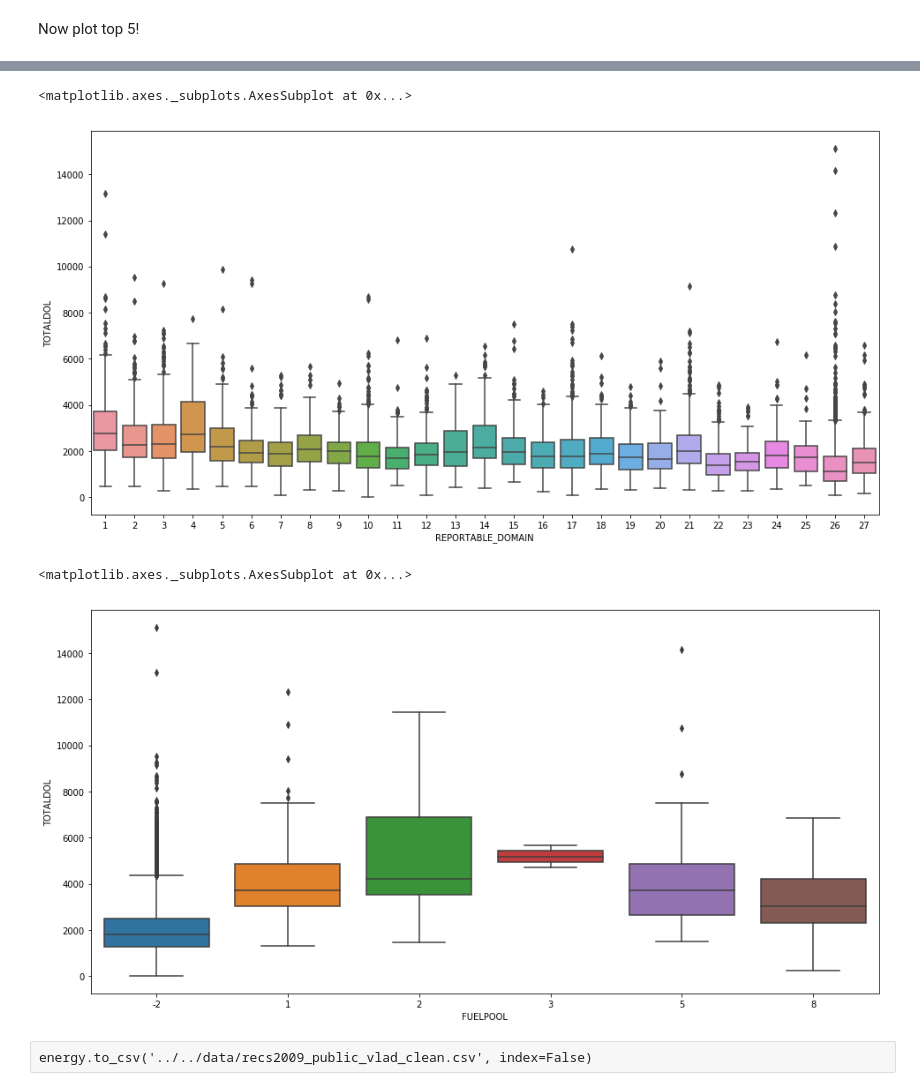
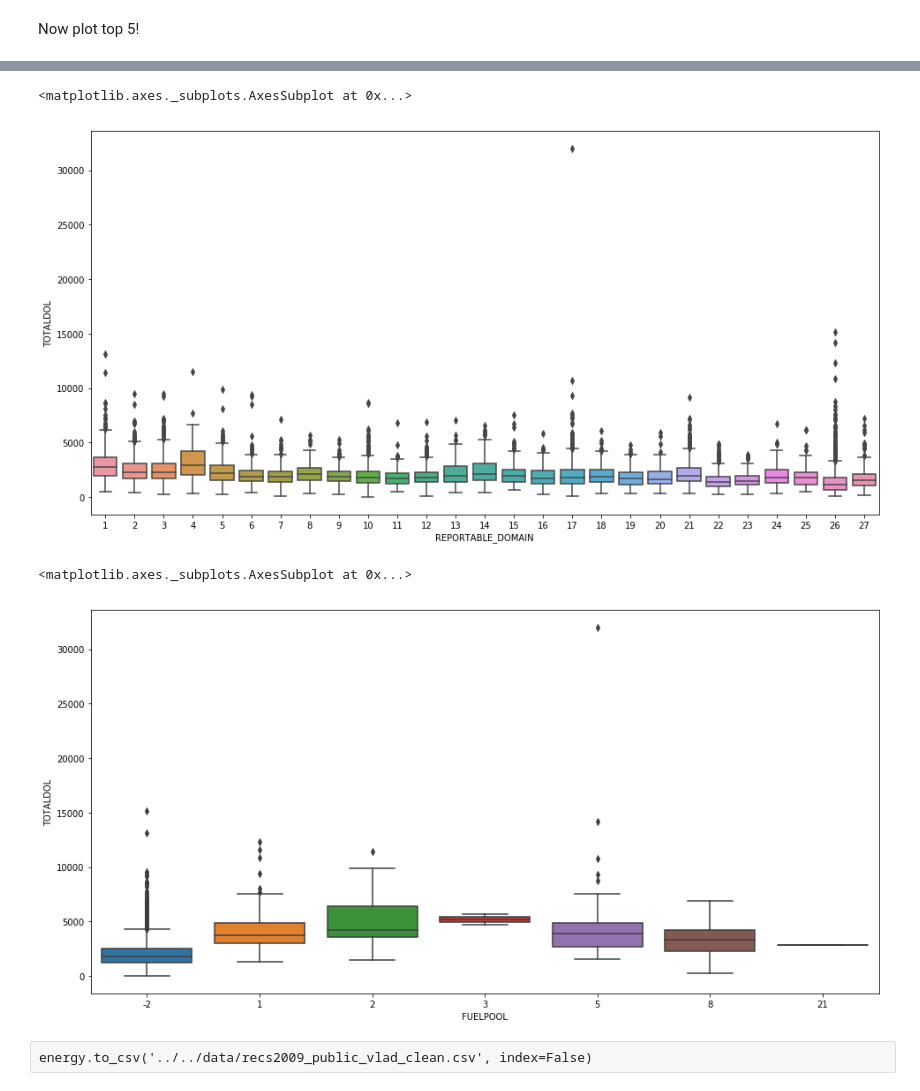
Before and after one commit to JaimeVillanueva/Applied-Statistics-Project1, a Jupyter notebook: notebooks/python/exploratory_analysis_vlad.ipynb, the cells around one changed output, grey strips where cells are left out. Saved outputs shown, nothing was run; the diff lists cells and outputs as text; code cells hidden in the pictures.

```diff
--- a/notebooks/python/exploratory_analysis_vlad.ipynb
+++ b/notebooks/python/exploratory_analysis_vlad.ipynb
@@ -657,12 +655,12 @@ sns.boxplot(data=energy_sample, y = 'YEARMADE', x=response_var, orient='h')
 # %%
-sns.boxplot(data=energy_sample, y = response_var, x='REPORTABLE_DOMAIN')
+sns.boxplot(data=energy, y = response_var, x='REPORTABLE_DOMAIN')
 # %% [output]
 <matplotlib.axes._subplots.AxesSubplot at 0x...>
-[figure, old version]
+[figure, new version]
 # %%
-sns.boxplot(data=energy_sample, y = response_var, x='FUELPOOL')
+sns.boxplot(data=energy, y = response_var, x='FUELPOOL')
 # %% [output]
 <matplotlib.axes._subplots.AxesSubplot at 0x...>
-[figure, old version]
+[figure, new version]
 # %% [raw]
 energy.to_csv('../../data/recs2009_public_vlad_clean.csv', index=False)
```
Also changed, not shown: parts of 11 cells of this notebook.
